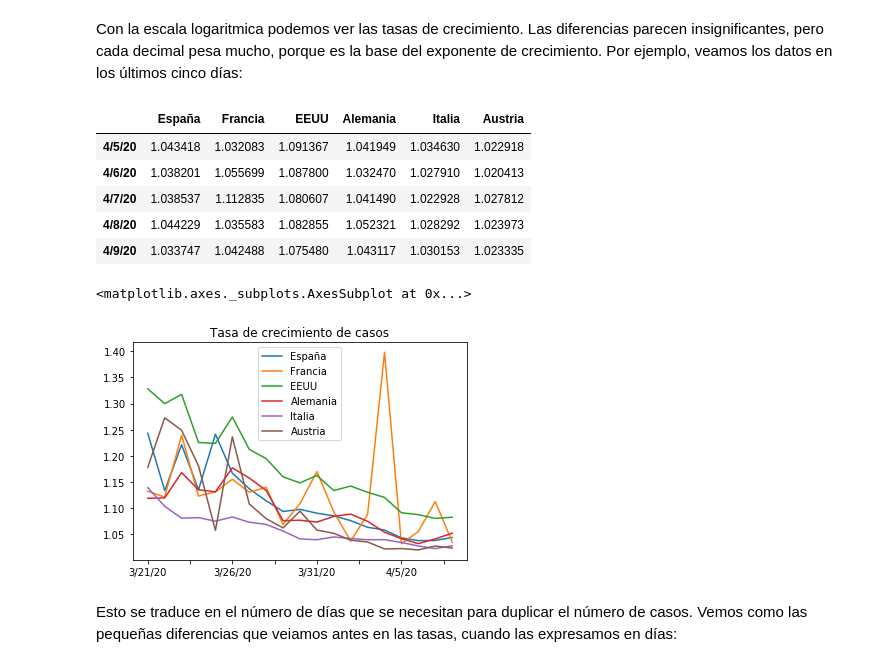
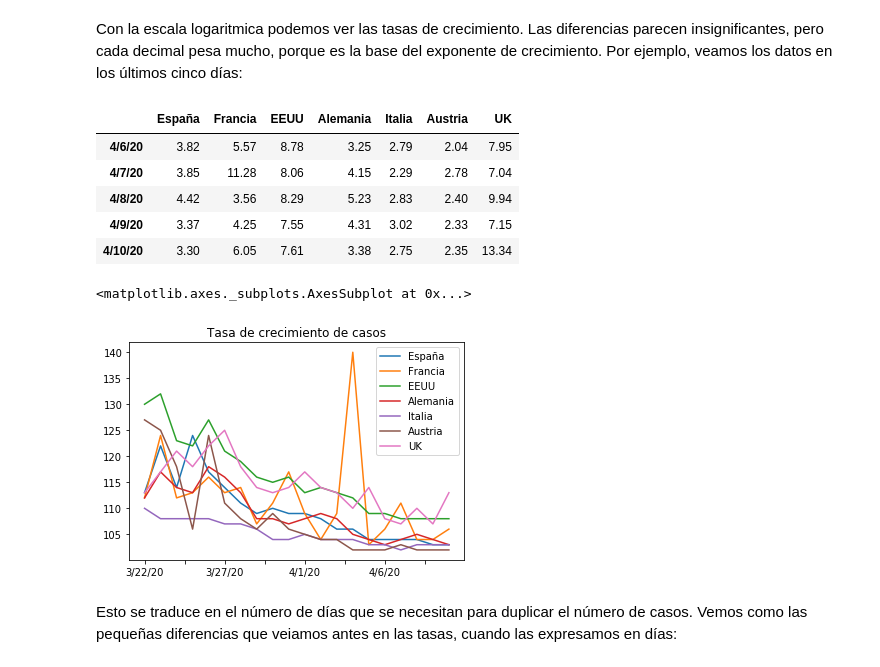
Before and after one commit to eugeniogarcia/python, a Jupyter notebook: AI notebooks/Datasets/Covid-19.ipynb, the cells around one changed output. Saved outputs shown, nothing was run; the diff lists cells and outputs as text; code cells hidden in the pictures.

```diff
--- a/AI notebooks/Datasets/Covid-19.ipynb
+++ b/AI notebooks/Datasets/Covid-19.ipynb
@@ -23,10 +23,10 @@ def tasaCrecimiento(x):
     delta=0
     for i in x:
         if(i>0):
-            respuesta.append(2**(m.log(i,2)-delta))
+            respuesta.append(round((2**(m.log(i,2)-delta)-1)*100,2))
             delta=m.log(i,2)
         else:
-            respuesta.append(2**(0-delta))
+            respuesta.append(round((2**(0-delta)-1)*100,2))
             delta=0
     return respuesta
 # %%
@@ -94,8 +94,9 @@ aut=casos[casos['Country/Region']=='Austria'].loc[:,'1/22/20':].T
 ger=casos[casos['Country/Region']=='Germany'].loc[:,'1/22/20':].T
 usa=casos[casos['Country/Region']=='US'].loc[:,'1/22/20':].T
 fra=casos[(casos['Country/Region']=='France') & (pd.isnull(casos['Province/State']))].loc[:,'1/22/20':].T
+uk=casos[(casos['Country/Region']=='United Kingdom') & (pd.isnull(casos['Province/State']))].loc[:,'1/22/20':].T
 # %%
-total_casos = pd.DataFrame({'España':esp[esp.columns[0]],'Francia':fra[fra.columns[0]],'EEUU':usa[usa.columns[0]],'Alemania':ger[ger.columns[0]],'Italia':ita[ita.columns[0]],'Austria':aut[aut.columns[0]],})
+total_casos = pd.DataFrame({'España':esp[esp.columns[0]],'Francia':fra[fra.columns[0]],'EEUU':usa[usa.columns[0]],'Alemania':ger[ger.columns[0]],'Italia':ita[ita.columns[0]],'Austria':aut[aut.columns[0]],'UK':uk[uk.columns[0]],})
 # %%
 total_casos.tail()
 # %% [output]
@@ -196,17 +171,17 @@ Con la escala logaritmica podemos ver las tasas de crecimiento. Las diferencias
 # %%
 total_casos.apply(tasaCrecimiento).tail()
 # %% [output]
-|  | España | Francia | EEUU | Alemania | Italia | Austria |
-| 4/5/20 | 1.043418 | 1.032083 | 1.091367 | 1.041949 | 1.034630 | 1.022918 |
-| 4/6/20 | 1.038201 | 1.055699 | 1.087800 | 1.032470 | 1.027910 | 1.020413 |
-| 4/7/20 | 1.038537 | 1.112835 | 1.080607 | 1.041490 | 1.022928 | 1.027812 |
-| 4/8/20 | 1.044229 | 1.035583 | 1.082855 | 1.052321 | 1.028292 | 1.023973 |
-| 4/9/20 | 1.033747 | 1.042488 | 1.075480 | 1.043117 | 1.030153 | 1.023335 |
+|  | España | Francia | EEUU | Alemania | Italia | Austria | UK |
+| 4/6/20 | 3.82 | 5.57 | 8.78 | 3.25 | 2.79 | 2.04 | 7.95 |
+| 4/7/20 | 3.85 | 11.28 | 8.06 | 4.15 | 2.29 | 2.78 | 7.04 |
+| 4/8/20 | 4.42 | 3.56 | 8.29 | 5.23 | 2.83 | 2.40 | 9.94 |
+| 4/9/20 | 3.37 | 4.25 | 7.55 | 4.31 | 3.02 | 2.33 | 7.15 |
+| 4/10/20 | 3.30 | 6.05 | 7.61 | 3.38 | 2.75 | 2.35 | 13.34 |
 # %%
-total_casos.apply(tasaCrecimiento)[-20:-1].plot(title="Tasa de crecimiento de casos")
+total_casos.apply(tasaCrecimiento)[-20:].plot(title="Tasa de crecimiento de casos")
 # %% [output]
 <matplotlib.axes._subplots.AxesSubplot at 0x...>
-[figure, old version]
+[figure, new version]
 # %% [markdown]
 Esto se traduce en el número de días que se necesitan para duplicar el número de casos. Vemos como las pequeñas diferencias que veiamos antes en las tasas, cuando las expresamos en días:
 # %%
```
Also changed, not shown: parts of 25 cells of this notebook, 2 other files.
